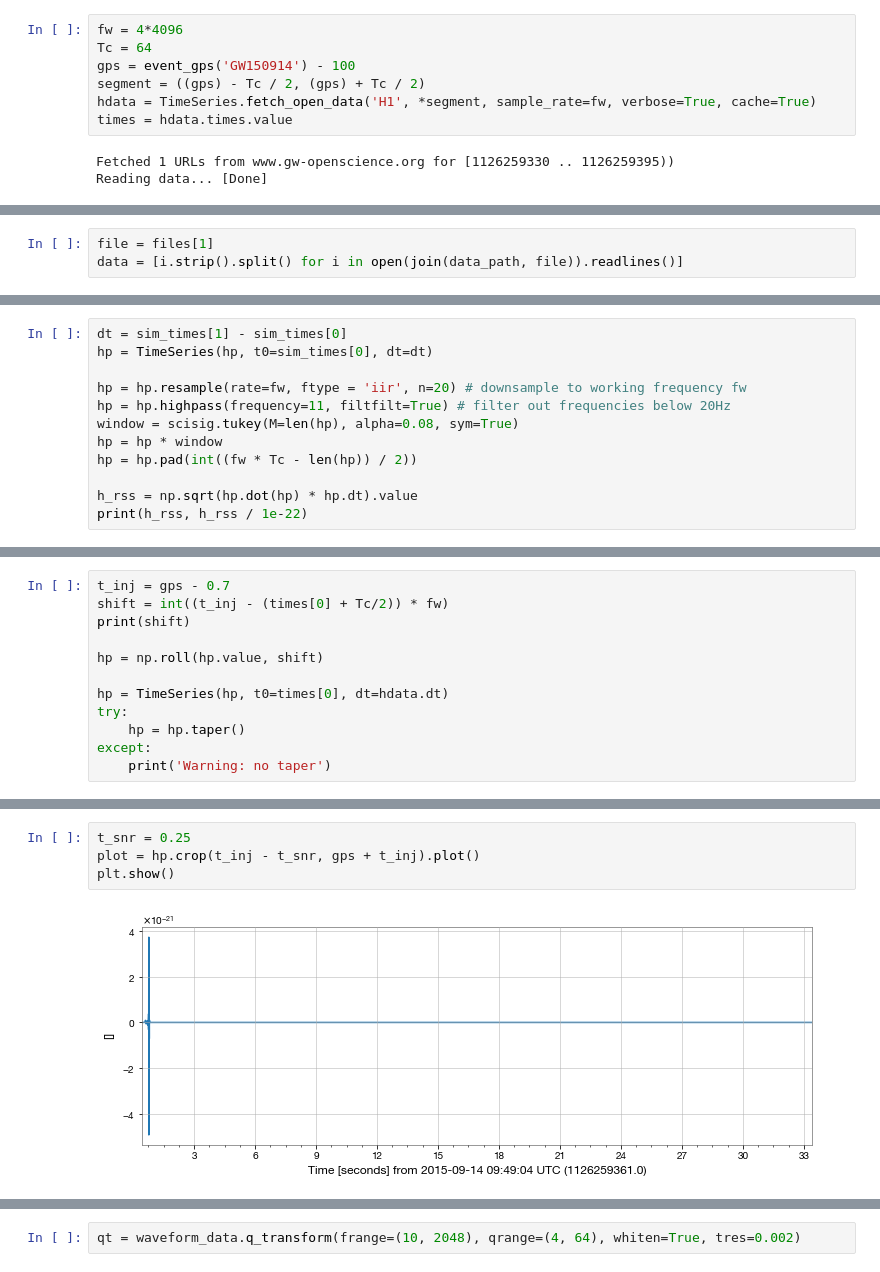
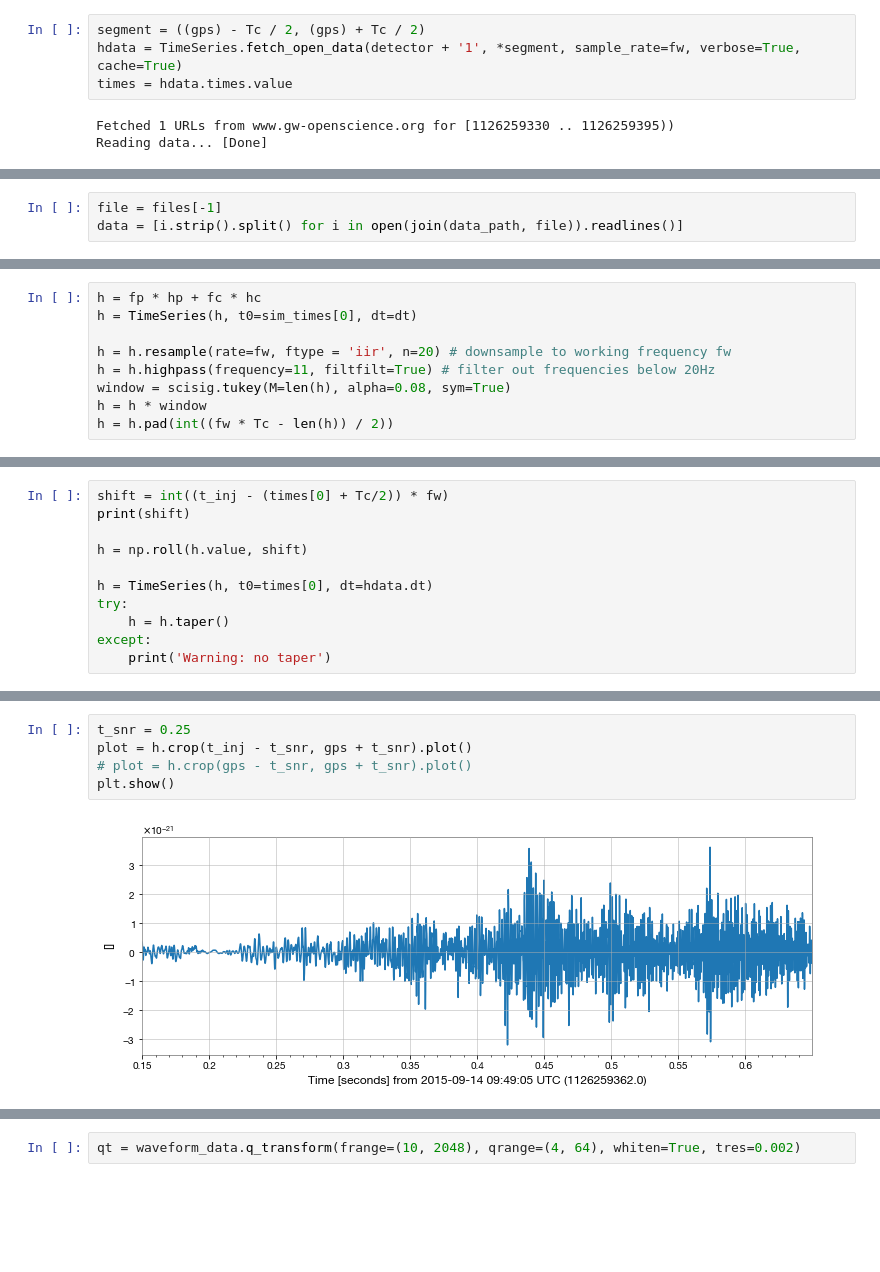
Before and after one commit to TomMarianer/gwml, a Jupyter notebook: local/notebooks/ccsn_waveforms.ipynb, the cells around one changed output, grey strips where cells are left out. Cells and saved outputs as stored; diff of their text form; blank space fills up the shorter version.

```diff
--- a/local/notebooks/ccsn_waveforms.ipynb
+++ b/local/notebooks/ccsn_waveforms.ipynb
@@ -22,9 +52,6 @@ import matplotlib.pyplot as plt
 # %%
-fw = 4*4096
-Tc = 64
-gps = event_gps('GW150914') - 100
 segment = ((gps) - Tc / 2, (gps) + Tc / 2)
-hdata = TimeSeries.fetch_open_data('H1', *segment, sample_rate=fw, verbose=True, cache=True)
+hdata = TimeSeries.fetch_open_data(detector + '1', *segment, sample_rate=fw, verbose=True, cache=True)
 times = hdata.times.value
 # %% [output]
 Fetched 1 URLs from www.gw-openscience.org for [1126259330 .. 1126259395))
@@ -36,4 +68,4 @@ files = [f for f in sorted(listdir(data_path)) if isfile(join(data_path, f))]
 # %%
-file = files[1]
+file = files[-1]
 data = [i.strip().split() for i in open(join(data_path, file)).readlines()]
 # %%
@@ -52,12 +105,9 @@ hp = np.asarray([float(dat[1]) for dat in data]) / D
 # %%
-dt = sim_times[1] - sim_times[0]
-hp = TimeSeries(hp, t0=sim_times[0], dt=dt)
+h = fp * hp + fc * hc
+h = TimeSeries(h, t0=sim_times[0], dt=dt)
 
-hp = hp.resample(rate=fw, ftype = 'iir', n=20) # downsample to working frequency fw
-hp = hp.highpass(frequency=11, filtfilt=True) # filter out frequencies below 20Hz
-window = scisig.tukey(M=len(hp), alpha=0.08, sym=True)
-hp = hp * window
-hp = hp.pad(int((fw * Tc - len(hp)) / 2))
-
-h_rss = np.sqrt(hp.dot(hp) * hp.dt).value
-print(h_rss, h_rss / 1e-22)
+h = h.resample(rate=fw, ftype = 'iir', n=20) # downsample to working frequency fw
+h = h.highpass(frequency=11, filtfilt=True) # filter out frequencies below 20Hz
+window = scisig.tukey(M=len(h), alpha=0.08, sym=True)
+h = h * window
+h = h.pad(int((fw * Tc - len(h)) / 2))
@@ -66,13 +114,12 @@ print(h_rss, h_rss / 1e-22)
 # %%
-t_inj = gps - 0.7
 shift = int((t_inj - (times[0] + Tc/2)) * fw)
 print(shift)
 
-hp = np.roll(hp.value, shift)
+h = np.roll(h.value, shift)
 
-hp = TimeSeries(hp, t0=times[0], dt=hdata.dt)
+h = TimeSeries(h, t0=times[0], dt=hdata.dt)
 try:
-    hp = hp.taper()
+    h = h.taper()
 except:
     print('Warning: no taper')
 # %% [output]
@@ -89,7 +135,8 @@ plt.show()
 # %%
 t_snr = 0.25
-plot = hp.crop(t_inj - t_snr, gps + t_inj).plot()
+plot = h.crop(t_inj - t_snr, gps + t_snr).plot()
+# plot = h.crop(gps - t_snr, gps + t_snr).plot()
 plt.show()
 # %% [output]
-[figure, old version]
+[figure, new version]
 # %%
```
Also changed, not shown: parts of 18 cells of this notebook, 22 other files.
